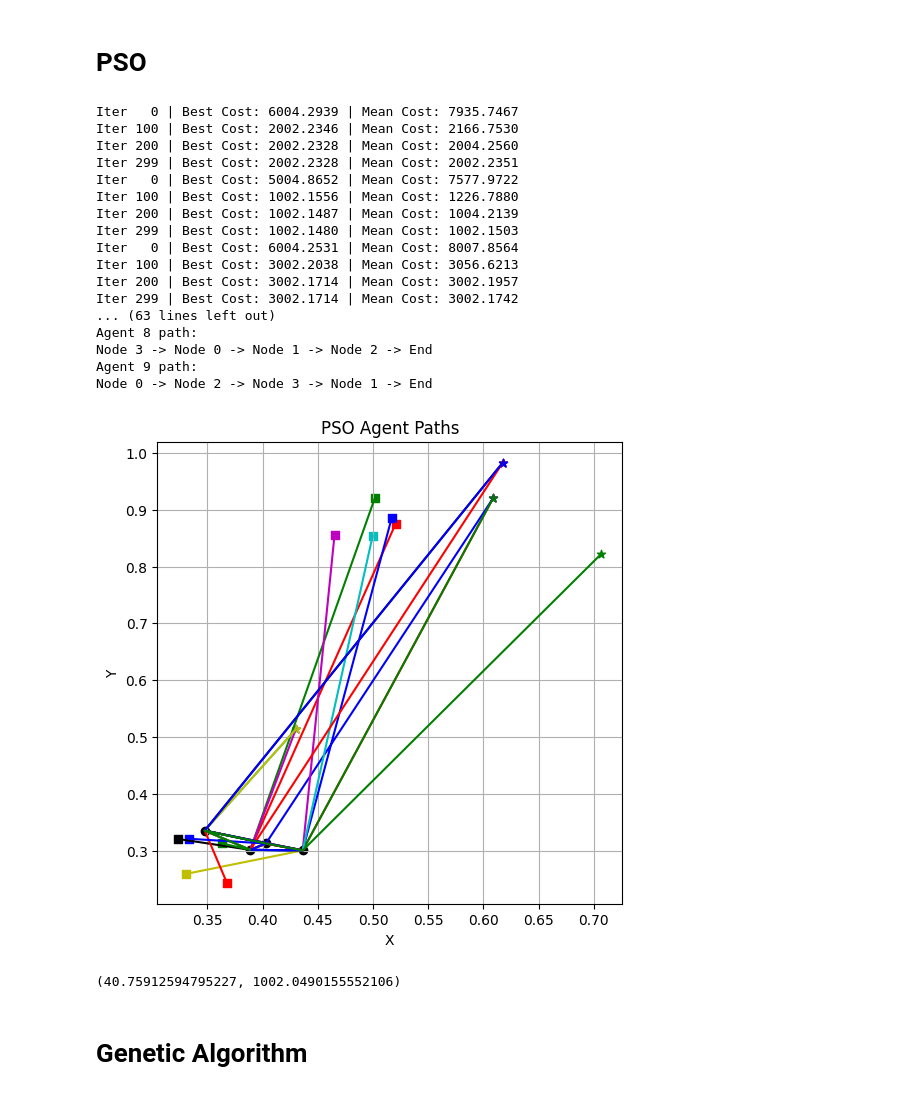
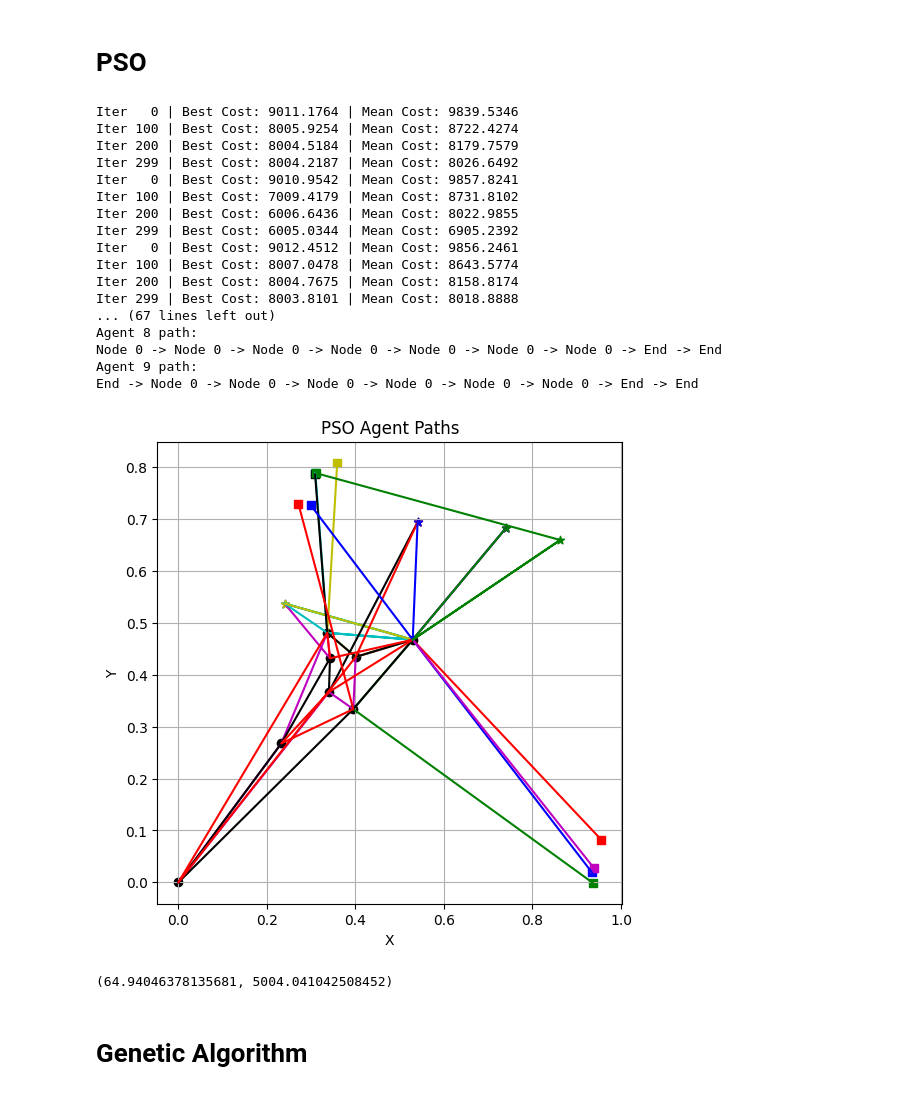
Before and after one commit to salar96/LearningFLPO, a Jupyter notebook: Benchmark/benchmark.ipynb, the cells around one changed output. Drawn from its saved outputs; the diff is of its cells as text; code cells hidden in the pictures.

```diff
--- a/Benchmark/benchmark.ipynb
+++ b/Benchmark/benchmark.ipynb
@@ -7,19 +7,19 @@ np.random.seed(42)
 # %% [markdown]
 # Generate Example
 # %%
-# seed=3
-# torch.manual_seed(seed)
-# torch.cuda.manual_seed(seed)
-# torch.cuda.manual_seed_all(seed)
+seed=3
+torch.manual_seed(seed)
+torch.cuda.manual_seed(seed)
+torch.cuda.manual_seed_all(seed)
 device = torch.device('cuda') if torch.cuda.is_available() else torch.device('cpu')
-# np.random.seed(seed)
-# print("Running on: " , device)
+np.random.seed(seed)
+print("Running on: " , device)
 
 num_drones = 10
-n_drone_clusters = 3
+n_drone_clusters = 2
 drone_cluster_split = np.random.uniform(0.0, 1.0, n_drone_clusters)
 drone_cluster_split = drone_cluster_split / np.sum(drone_cluster_split)
-num_facilities = 4
+num_facilities = 8
 num_distinct_ends = 3
 dim_ = 2
 print(f"num_drones = {num_drones}\tnum_facilities = {num_facilities}\tdim = {dim_}")
@@ -40,6 +40,7 @@ START_locs, F_base, END_locs = generate_dataset(
 s = START_locs.cpu().numpy().reshape(-1,1,2)
 e = END_locs.cpu().numpy().reshape(-1,1,2)
 Y_init = F_base.detach().cpu().numpy()
+n_algo_iters = 10
 
 # plot_UAV_FLPO(START_locs, END_locs, F_base, (12,10))
 # # plot_UAV_FLPO_3D(START_locs, END_locs, F_base)
@@ -76,56 +77,56 @@ from PSO import pso, pso_plot, pso_print
 
 num_particles = 500
 num_iters = 300
 w = 0.9 # inertia weight
 c1 = 0.5  # cognitive (individual) weight
 c2 =1.5  # social (group) weight
 t_pso_arr = []
 c_pso_arr = []
 for i in range(n_algo_iters):
     y_final, eta_final, global_best_cost, elapsed_time = pso(
-        s0,
-        e0,
+        s,
+        e,
         num_facilities,
         num_drones,
-        dim,
+        dim_,
         Y_init=Y_init,
         verbose=True,
         w=w,
         c1=c1,
         c2=c2,
         num_particles=num_particles,
         num_iters=num_iters,
     )
     t_pso_arr.append(elapsed_time)
     c_pso_arr.append(global_best_cost)
 
 t_pso_min = np.min(t_pso_arr)
 c_pso_min = np.min(c_pso_arr)
 pso_print(y_final, eta_final, global_best_cost, elapsed_time, s, e)
 pso_plot(y_final, eta_final, s, e)
 # %% [output]
-Iter   0 | Best Cost: 6004.2939 | Mean Cost: 7935.7467
-Iter 100 | Best Cost: 2002.2346 | Mean Cost: 2166.7530
-Iter 200 | Best Cost: 2002.2328 | Mean Cost: 2004.2560
-Iter 299 | Best Cost: 2002.2328 | Mean Cost: 2002.2351
-Iter   0 | Best Cost: 5004.8652 | Mean Cost: 7577.9722
-Iter 100 | Best Cost: 1002.1556 | Mean Cost: 1226.7880
-Iter 200 | Best Cost: 1002.1487 | Mean Cost: 1004.2139
-Iter 299 | Best Cost: 1002.1480 | Mean Cost: 1002.1503
-Iter   0 | Best Cost: 6004.2531 | Mean Cost: 8007.8564
-Iter 100 | Best Cost: 3002.2038 | Mean Cost: 3056.6213
-Iter 200 | Best Cost: 3002.1714 | Mean Cost: 3002.1957
-Iter 299 | Best Cost: 3002.1714 | Mean Cost: 3002.1742
-... (63 lines left out)
+Iter   0 | Best Cost: 9011.1764 | Mean Cost: 9839.5346
+Iter 100 | Best Cost: 8005.9254 | Mean Cost: 8722.4274
+Iter 200 | Best Cost: 8004.5184 | Mean Cost: 8179.7579
+Iter 299 | Best Cost: 8004.2187 | Mean Cost: 8026.6492
+Iter   0 | Best Cost: 9010.9542 | Mean Cost: 9857.8241
+Iter 100 | Best Cost: 7009.4179 | Mean Cost: 8731.8102
+Iter 200 | Best Cost: 6006.6436 | Mean Cost: 8022.9855
+Iter 299 | Best Cost: 6005.0344 | Mean Cost: 6905.2392
+Iter   0 | Best Cost: 9012.4512 | Mean Cost: 9856.2461
+Iter 100 | Best Cost: 8007.0478 | Mean Cost: 8643.5774
+Iter 200 | Best Cost: 8004.7675 | Mean Cost: 8158.8174
+Iter 299 | Best Cost: 8003.8101 | Mean Cost: 8018.8888
+... (67 lines left out)
 Agent 8 path:
-Node 3 -> Node 0 -> Node 1 -> Node 2 -> End
+Node 0 -> Node 0 -> Node 0 -> Node 0 -> Node 0 -> Node 0 -> Node 0 -> End -> End
 Agent 9 path:
-Node 0 -> Node 2 -> Node 3 -> Node 1 -> End
+End -> Node 0 -> Node 0 -> Node 0 -> Node 0 -> Node 0 -> Node 0 -> End -> End
-[figure, old version]
+[figure, new version]
 # %%
 t_pso_min, c_pso_min
 # %% [output]
-(40.75912594795227, 1002.0490155552106)
+(64.94046378135681, 5004.041042508452)
 # %% [markdown]
 # Genetic Algorithm
 # %%
```
Also changed, not shown: parts of 16 cells of this notebook, 4 other files.
